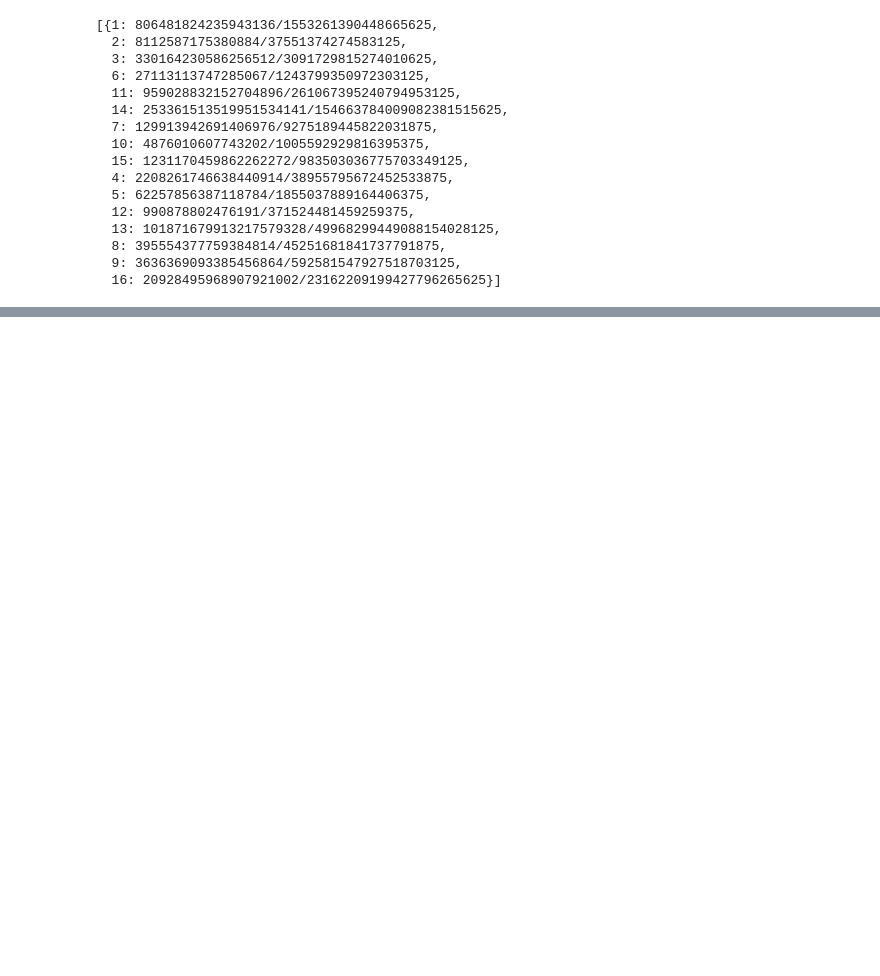
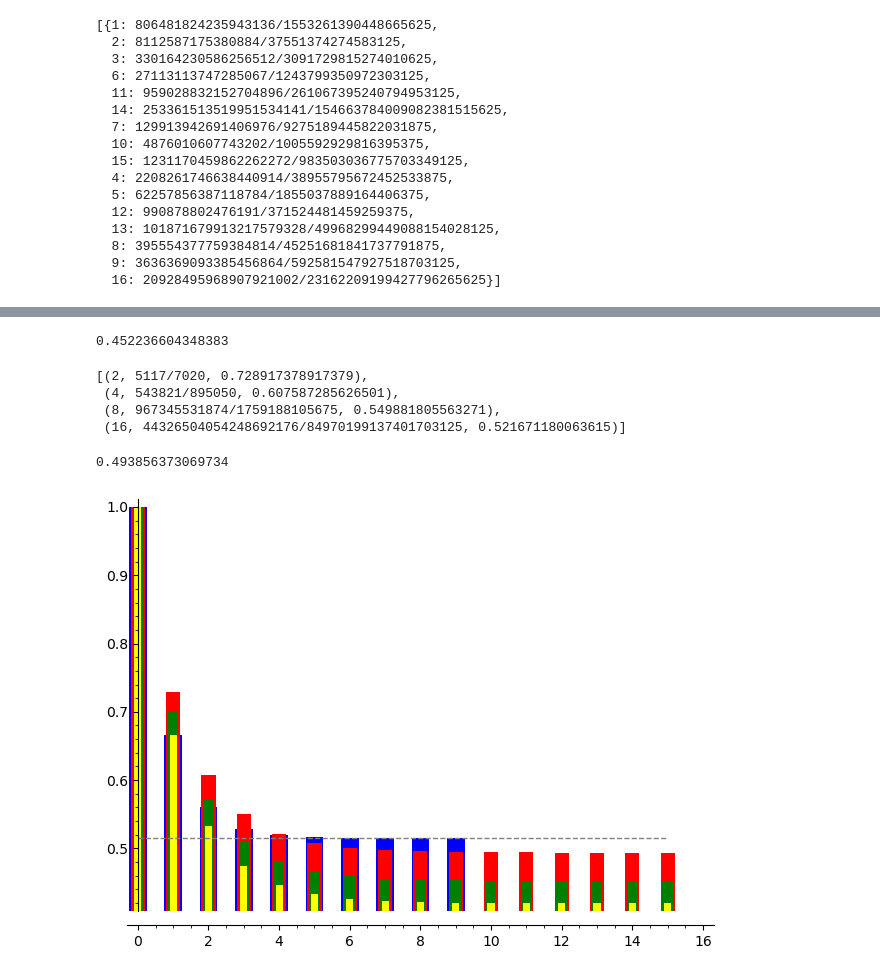
Before and after one commit to qpliu/sunday-puzzle, a Jupyter notebook: riddler/2025/20250321.ipynb, the cells around one changed output, grey strips where cells are left out. Saved outputs shown, nothing was run; the diff lists cells and outputs as text; code cells hidden in the pictures; blank space fills up the shorter version.

```diff
--- a/riddler/2025/20250321.ipynb
+++ b/riddler/2025/20250321.ipynb
@@ -88,0 +228,24 @@ $\frac{(2^{k-1}+1)2^{k-1}}{2^k+1}\left(\frac{1}{2^{k-1}+1}+\frac{1}{2^{k-1}+2}\r
+# %%
+numerical_approx(pl2(15).simplify())
+# %% [output]
+0.452236604348383
+# %%
+[(2^k,pl3(k).simplify(),numerical_approx(pl3(k).simplify())) for k in [1..4]]
+# %% [output]
+[(2, 5117/7020, 0.728917378917379),
+ (4, 543821/895050, 0.607587285626501),
+ (8, 967345531874/1759188105675, 0.549881805563271),
+ (16, 44326504054248692176/84970199137401703125, 0.521671180063615)]
+# %%
+numerical_approx(pl3(15).simplify())
+# %% [output]
+0.493856373069734
+# %%
+(bar_chart(t)
+ + bar_chart([numerical_approx(pl3(i).simplify()) for i in [0..15]], color='red', width=0.4)
+ + bar_chart([numerical_approx(pl2(i).simplify()) for i in [0..15]], color='green', width=0.3)
+ + bar_chart([numerical_approx(pl1(i).simplify()) for i in [0..15]], color='yellow', width=0.2)
+ + line([(0,0.515),(15,0.515)],linestyle='dashed',color='gray')
+)
+# %% [output]
+[figure, added]
```
Also changed, not shown: parts of 22 cells of this notebook, 1 other file.
